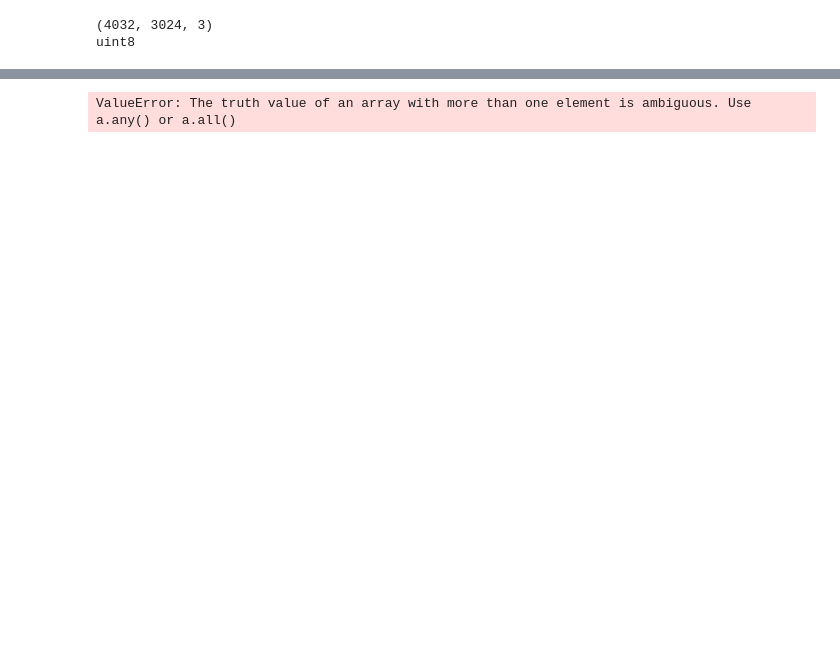
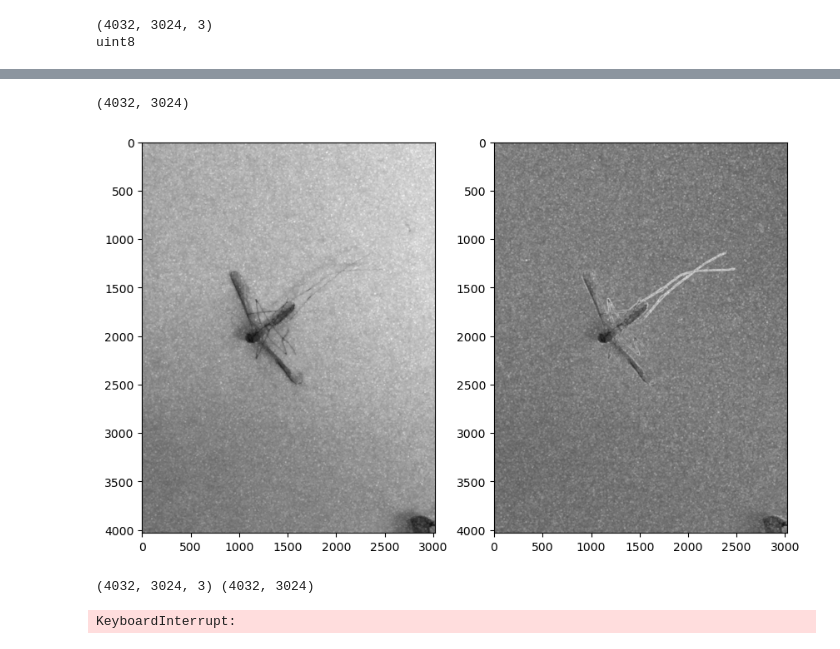
Before and after one commit to bersilin-robert1609/MCV-DataContest-2024, a Jupyter notebook: notebooks/illumination-1.ipynb, the cells around one changed output, grey strips where cells are left out. Cells and saved outputs as stored; diff of their text form; code cells hidden in the pictures; blank space fills up the shorter version.

```diff
--- a/notebooks/illumination-1.ipynb
+++ b/notebooks/illumination-1.ipynb
@@ -106,7 +115,7 @@ def get_initial_transmission_map(A, bright_channel):
     A_c = np.max(A)
 
     # Compute the initial transmission map
-    init_t = (bright_channel - A_c) / (255 - A_c)
+    init_t = (bright_channel - A_c) / (1.0 - A_c)
 
     # Normalize the initial transmission map to the range [0, 1]
     normalized_t = (init_t - np.min(init_t)) / (np.max(init_t) - np.min(init_t))
@@ -121,15 +130,15 @@ def get_refined_transmission_map(img, A, img_dark, img_bright, init_t, alpha, om
     for channel in range(0, 3):
         img_n[:, :, channel] = img[:, :, channel] / A[channel]
 
-    img_dark_n, img_bright_n = get_illumination_channels(img_n, w)
-
+    img_dark_n, _ = get_illumination_channels(img_n, w)
     dark_t = 1 - omega * img_dark_n
-
-    corrected_t = init_t
 
     diff_channel = img_bright - img_dark
 
-    corrected_t = dark_t + init_t if diff_channel < alpha else corrected_t
+    mask_t = diff_channel < alpha
+
+    # if mask = 1 use dark_t * init_t else use init_t
+    corrected_t = np.where(mask_t, dark_t * init_t, init_t)
 
     return np.abs(corrected_t)
 # %%
@@ -137,11 +146,18 @@ img = cv.imread(os.path.join(IMG_FOLDER, IMG_FILES[0]))
 
 print(img.shape)
 print(img.dtype)
+
+img = np.asarray(img, dtype=np.float64)
+img /= 255
 # %% [output]
 (4032, 3024, 3)
 uint8
 # %%
-dark_channel, bright_channel = get_illumination_channels(img, 15)
+dark_channel, bright_channel = get_illumination_channels(img, W)
 
-print(dark_channel.shape, bright_channel.shape)
+print(dark_channel.shape)
+print(bright_channel.shape)
+
+print(np.min(dark_channel), np.max(dark_channel))
+print(np.min(bright_channel), np.max(bright_channel))
 # %% [output]
@@ -165,8 +184,28 @@ float64 float64
 (4032, 3024)
 0.0 1.0
-# %%
-corrected_t = get_refined_transmission_map(img, atmosphere, dark_channel, bright_channel, normalized, 0.4, 0.75, 15)
-
-print(corrected_t.shape)
-# %% [output]
-ValueError: The truth value of an array with more than one element is ambiguous. Use a.any() or a.all()
+# %%
+corrected_t = get_refined_transmission_map(img, atmosphere, dark_channel, bright_channel, normalized, ALPHA, OMEGA, W)
+
+print(corrected_t.shape)
+
+plt.figure(figsize=(10, 10))
+
+plt.subplot(1, 2, 1)
+plt.imshow(normalized, cmap='gray')
+
+plt.subplot(1, 2, 2)
+plt.imshow(corrected_t, cmap='gray')
+
+plt.show()
+# %% [output]
+(4032, 3024)
+[figure, added]
+# %%
+img_norm = (img - np.min(img)) / (np.max(img) - np.min(img))
+
+print(img_norm.shape, corrected_t.shape)
+
+refined_t = guided_filter(img_norm, corrected_t, W, 1e-3)
+# %% [output]
+(4032, 3024, 3) (4032, 3024)
+KeyboardInterrupt:
```
Also changed, not shown: parts of 7 cells of this notebook, 2 other files.
